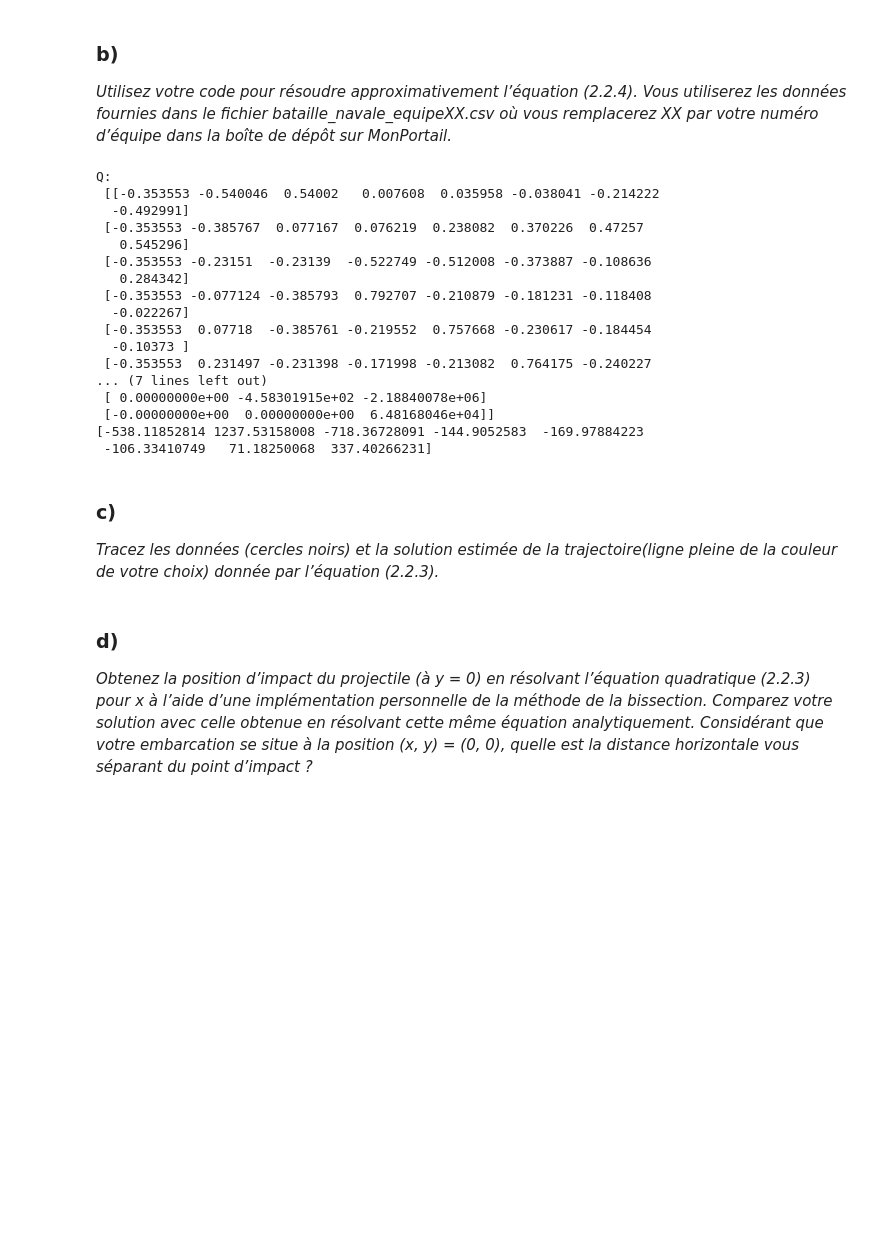
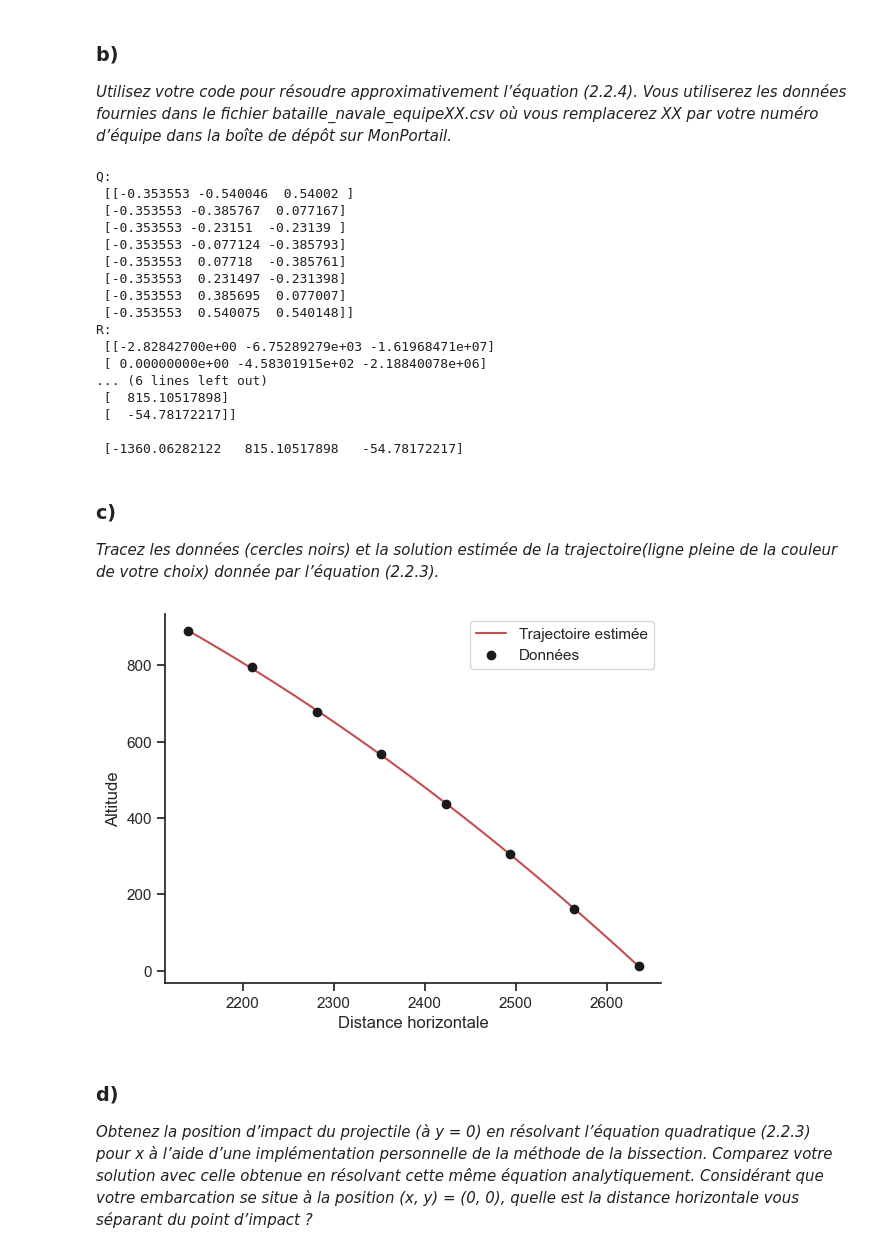
Before and after one commit to BETRU21/PhysNum, a Jupyter notebook: TP2/TP2_PhilippeTruchon_SamuelFortin_BenjaminTrudel.ipynb, the cells around one changed output. Drawn from its saved outputs; the diff is of its cells as text; code cells hidden in the pictures; blank space fills up the shorter version.

```diff
--- a/TP2/TP2_PhilippeTruchon_SamuelFortin_BenjaminTrudel.ipynb
+++ b/TP2/TP2_PhilippeTruchon_SamuelFortin_BenjaminTrudel.ipynb
@@ -256,6 +256,7 @@ def householder_qr(A, inter=False, reduite=False):
             print(f'A{i}:\n', A.round(6))
     if reduite:
         A = A[:n,:]
+        Q = Q[:,:n]
     return Q, A
 # %% [markdown]
 ### b)
@@ -276,31 +277,50 @@ print('Q:\n', Q.round(6))
 print('R:\n', R.round(6))
 
 
-right = Q @ Y
-print(right)
+right = Q.T @ Y
+R_inv = np.linalg.inv(R)
+alpha = np.array([R_inv @ right]).T
+print(alpha)
+
+print('\n', R @ alpha, '\n \n', right) # Vérif
 # %% [output]
 Q:
- [[-0.353553 -0.540046  0.54002   0.007608  0.035958 -0.038041 -0.214222
-  -0.492991]
- [-0.353553 -0.385767  0.077167  0.076219  0.238082  0.370226  0.47257
-   0.545296]
- [-0.353553 -0.23151  -0.23139  -0.522749 -0.512008 -0.373887 -0.108636
-   0.284342]
- [-0.353553 -0.077124 -0.385793  0.792707 -0.210879 -0.181231 -0.118408
-  -0.022267]
- [-0.353553  0.07718  -0.385761 -0.219552  0.757668 -0.230617 -0.184454
-  -0.10373 ]
- [-0.353553  0.231497 -0.231398 -0.171998 -0.213082  0.764175 -0.240227
-... (7 lines left out)
+ [[-0.353553 -0.540046  0.54002 ]
+ [-0.353553 -0.385767  0.077167]
+ [-0.353553 -0.23151  -0.23139 ]
+ [-0.353553 -0.077124 -0.385793]
+ [-0.353553  0.07718  -0.385761]
+ [-0.353553  0.231497 -0.231398]
+ [-0.353553  0.385695  0.077007]
+ [-0.353553  0.540075  0.540148]]
+R:
+ [[-2.82842700e+00 -6.75289279e+03 -1.61968471e+07]
  [ 0.00000000e+00 -4.58301915e+02 -2.18840078e+06]
- [-0.00000000e+00  0.00000000e+00  6.48168046e+04]]
-[-538.11852814 1237.53158008 -718.36728091 -144.9052583  -169.97884223
- -106.33410749   71.18250068  337.40266231]
+... (6 lines left out)
+ [  815.10517898]
+ [  -54.78172217]]
+
+ [-1360.06282122   815.10517898   -54.78172217]
 # %% [markdown]
 ### c)
 
 <i>Tracez les données (cercles noirs) et la solution estimée de la trajectoire(ligne pleine de la couleur de votre choix)
 donnée par l’équation (2.2.3). </i>
+# %%
+a0, a1, a2 = alpha[:,0]
+
+xf = np.linspace(x[0], x[-1], 1000)
+
+y = a0 + a1*xf + a2*xf**2
+
+plt.plot(xf,y, 'r', label='Trajectoire estimée')
+plt.plot(x, Y, 'ko', label='Données')
+plt.ylabel('Altitude')
+plt.xlabel('Distance horizontale')
+plt.legend()
+plt.show()
+# %% [output]
+[figure, added]
 # %% [markdown]
 ### d)
 
```
Also changed, not shown: parts of 3 cells of this notebook.
